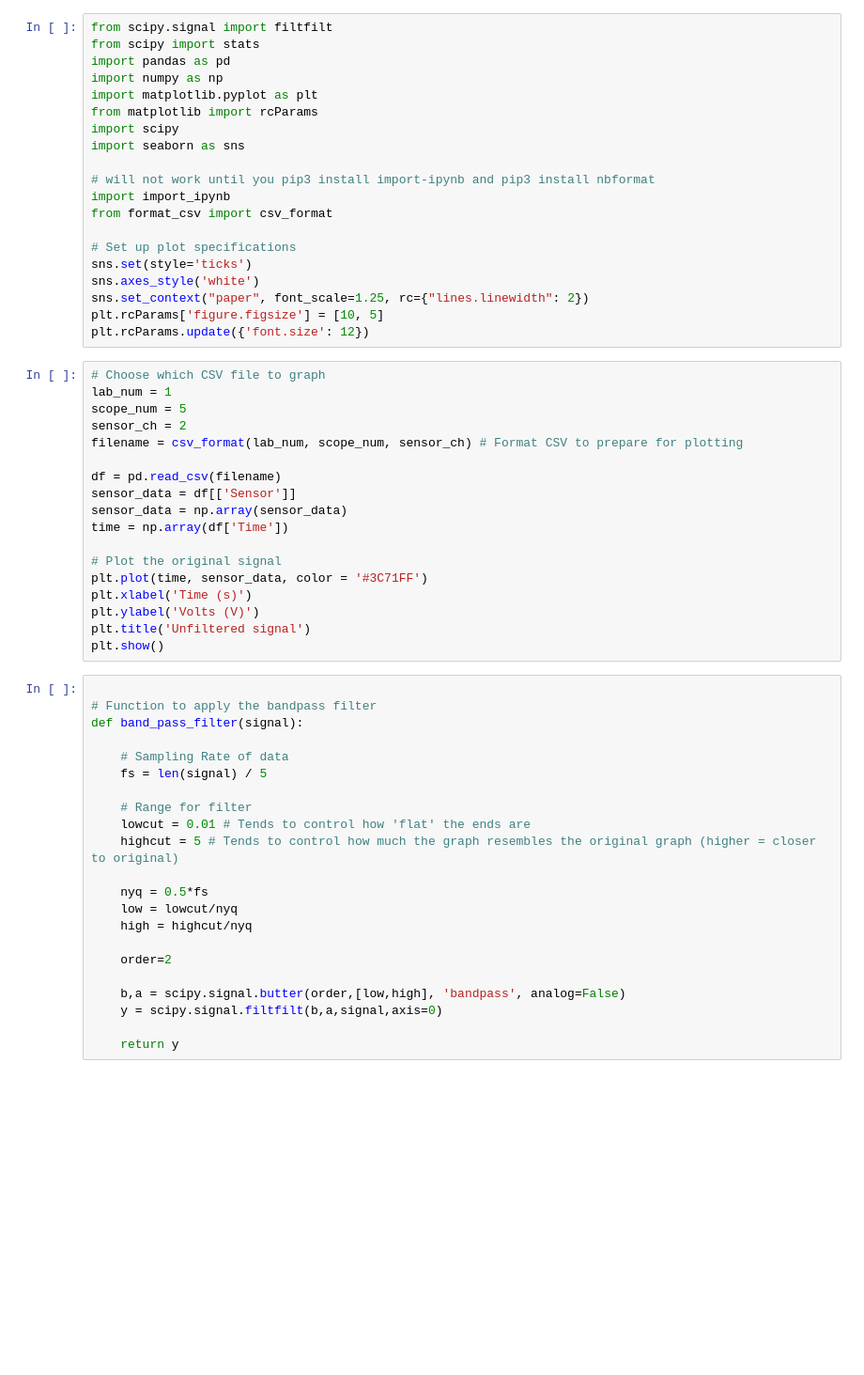
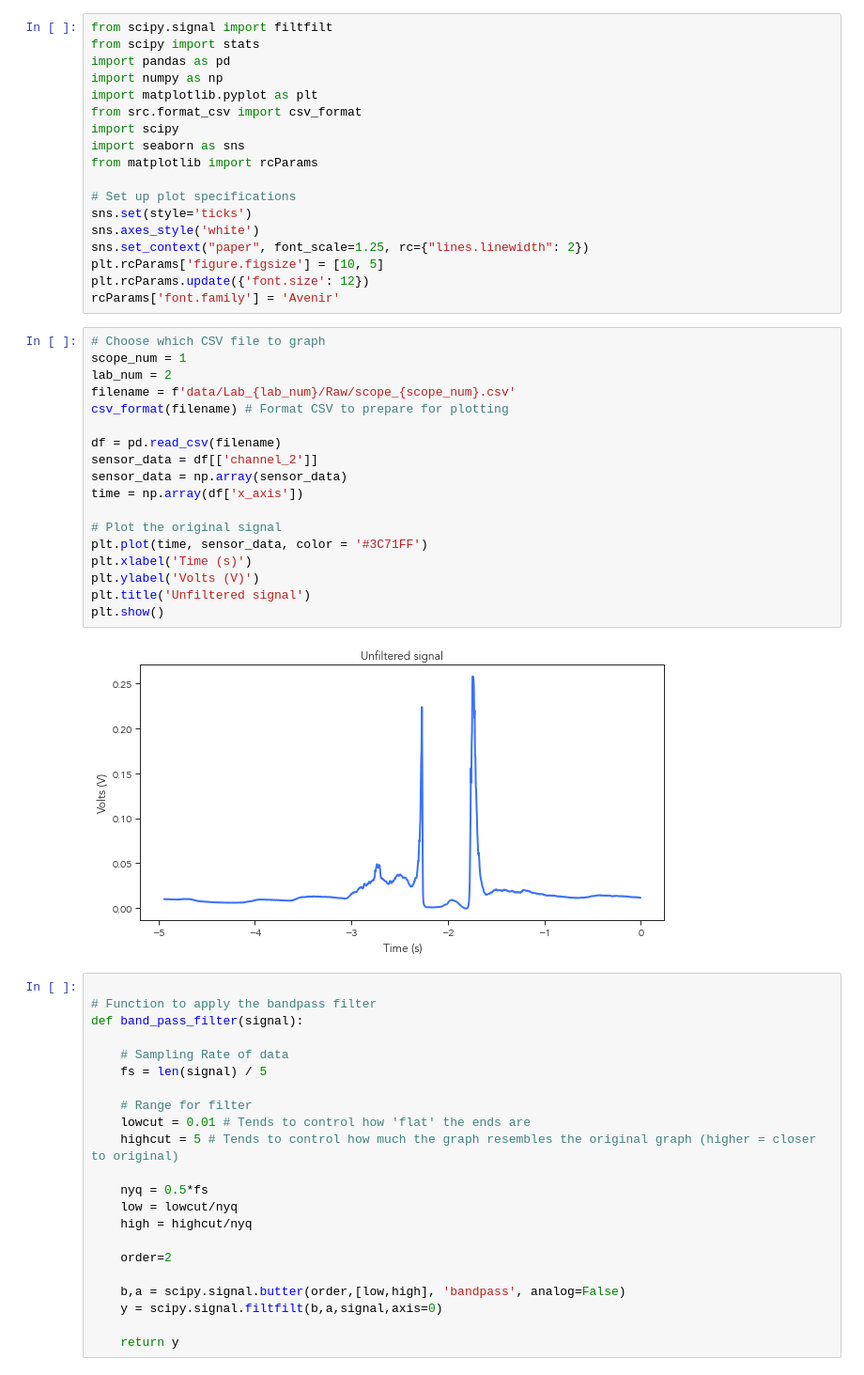
Before and after one commit to sutapa6/smart_wearable_tech, a Jupyter notebook: bandpass.ipynb, the cells around one changed output. Shown: that part at 94% size. Saved outputs shown, nothing was run; the diff lists cells and outputs as text; blank space fills up the shorter version.

```diff
--- a/bandpass.ipynb
+++ b/bandpass.ipynb
@@ -4,13 +4,10 @@ from scipy import stats
 import pandas as pd
 import numpy as np
 import matplotlib.pyplot as plt
-from matplotlib import rcParams
+from src.format_csv import csv_format
 import scipy
 import seaborn as sns
-
-# will not work until you pip3 install import-ipynb and pip3 install nbformat
-import import_ipynb
-from format_csv import csv_format
+from matplotlib import rcParams
 
 # Set up plot specifications
 sns.set(style='ticks')
@@ -18,24 +15,27 @@ sns.axes_style('white')
 sns.set_context("paper", font_scale=1.25, rc={"lines.linewidth": 2})
 plt.rcParams['figure.figsize'] = [10, 5]
 plt.rcParams.update({'font.size': 12})
+rcParams['font.family'] = 'Avenir'
 # %%
 # Choose which CSV file to graph
-lab_num = 1
-scope_num = 5
-sensor_ch = 2
-filename = csv_format(lab_num, scope_num, sensor_ch) # Format CSV to prepare for plotting
+scope_num = 1
+lab_num = 2
+filename = f'data/Lab_{lab_num}/Raw/scope_{scope_num}.csv'
+csv_format(filename) # Format CSV to prepare for plotting
 
 df = pd.read_csv(filename)
-sensor_data = df[['Sensor']]
+sensor_data = df[['channel_2']]
 sensor_data = np.array(sensor_data)
-time = np.array(df['Time'])
+time = np.array(df['x_axis'])
 
 # Plot the original signal
 plt.plot(time, sensor_data, color = '#3C71FF')
 plt.xlabel('Time (s)')
 plt.ylabel('Volts (V)')
 plt.title('Unfiltered signal')
 plt.show()
+# %% [output]
+[figure, added]
 # %%
 
 # Function to apply the bandpass filter
```
Also changed, not shown: parts of 2 cells of this notebook, 3 other files.
